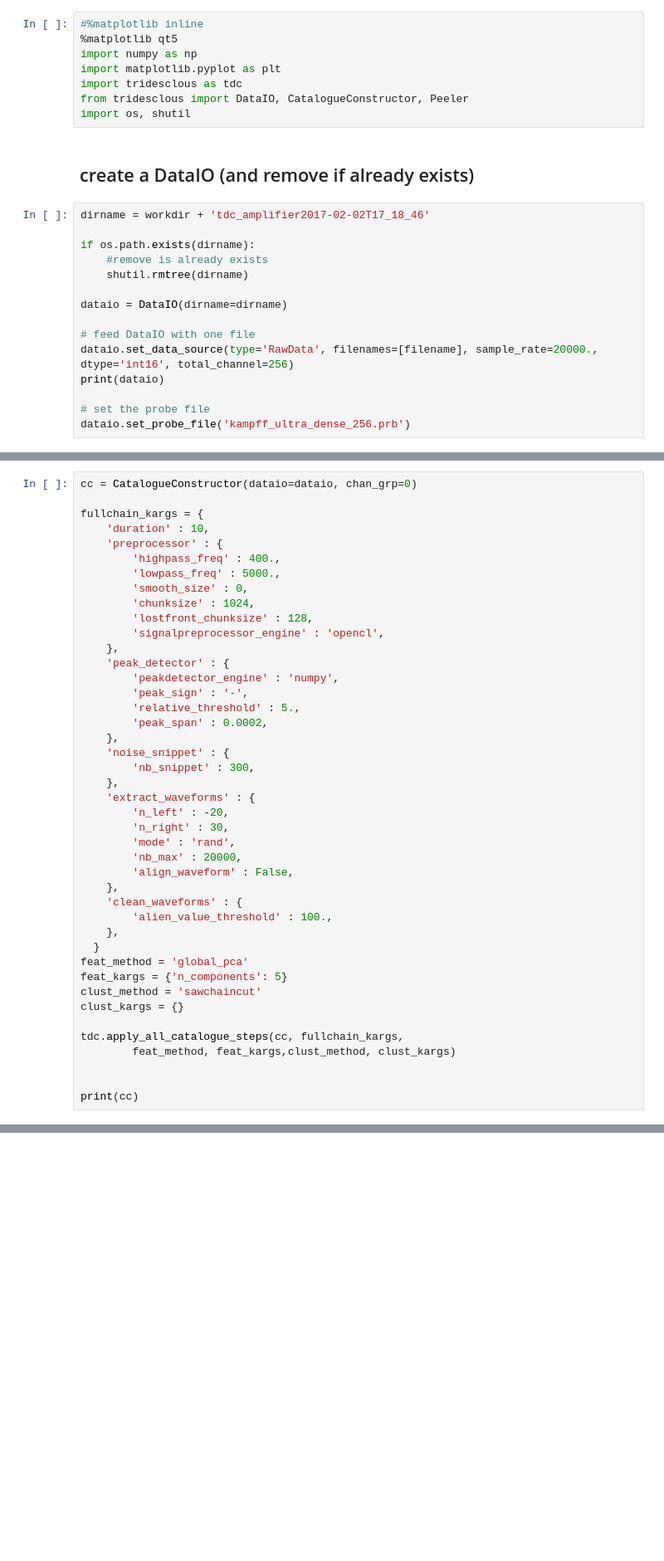
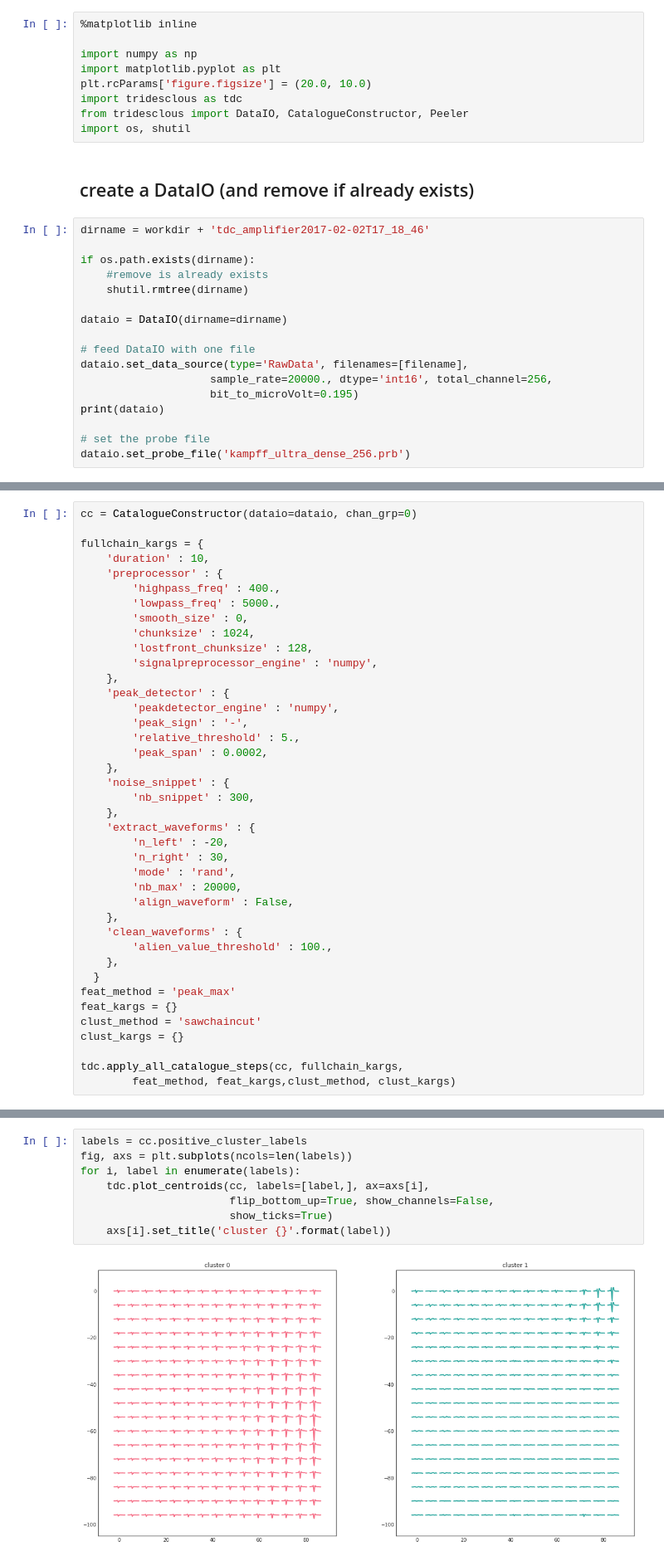
Before and after one commit to tridesclous/tridesclous_examples, a Jupyter notebook: kampfflab_ultra_dense/kampfflab_ultra_dense.ipynb, the cells around one changed output, grey strips where cells are left out. Shown: that part at 83% size. Saved outputs shown, nothing was run; the diff lists cells and outputs as text; blank space fills up the shorter version.

```diff
--- a/kampfflab_ultra_dense/kampfflab_ultra_dense.ipynb
+++ b/kampfflab_ultra_dense/kampfflab_ultra_dense.ipynb
@@ -31,10 +31,11 @@ Create it by copy/paste or download it via github.
 workdir = '/media/samuel/dataspikesorting/DataSpikeSortingHD2/kampff/ultra dense/'
 filename = workdir + 'T2/amplifier2017-02-08T21_38_55.bin'
 # %%
-#%matplotlib inline
-%matplotlib qt5
+%matplotlib inline
+
 import numpy as np
 import matplotlib.pyplot as plt
+plt.rcParams['figure.figsize'] = (20.0, 10.0)
 import tridesclous as tdc
 from tridesclous import DataIO, CatalogueConstructor, Peeler
 import os, shutil
@@ -50,7 +51,9 @@ if os.path.exists(dirname):
 dataio = DataIO(dirname=dirname)
 
 # feed DataIO with one file
-dataio.set_data_source(type='RawData', filenames=[filename], sample_rate=20000., dtype='int16', total_channel=256)
+dataio.set_data_source(type='RawData', filenames=[filename],
+                    sample_rate=20000., dtype='int16', total_channel=256,
+                    bit_to_microVolt=0.195)
 print(dataio)
 
 # set the probe file
@@ -77,7 +82,7 @@ fullchain_kargs = {
         'smooth_size' : 0,
         'chunksize' : 1024,
         'lostfront_chunksize' : 128,
-        'signalpreprocessor_engine' : 'opencl',
+        'signalpreprocessor_engine' : 'numpy',
     },
     'peak_detector' : {
         'peakdetector_engine' : 'numpy',
@@ -99,14 +104,11 @@ fullchain_kargs = {
         'alien_value_threshold' : 100.,
     },
   }
-feat_method = 'global_pca'
-feat_kargs = {'n_components': 5}
+feat_method = 'peak_max'
+feat_kargs = {}
 clust_method = 'sawchaincut'
 clust_kargs = {}
 
 tdc.apply_all_catalogue_steps(cc, fullchain_kargs,
         feat_method, feat_kargs,clust_method, clust_kargs)
-
-
-print(cc)
 # %% [output]
@@ -136,0 +139,10 @@ TypeError: Cannot cast ufunc multiply output from dtype('float64') to dtype('int
+# %%
+labels = cc.positive_cluster_labels
+fig, axs = plt.subplots(ncols=len(labels))
+for i, label in enumerate(labels):
+    tdc.plot_centroids(cc, labels=[label,], ax=axs[i],
+                       flip_bottom_up=True, show_channels=False,
+                       show_ticks=True)
+    axs[i].set_title('cluster {}'.format(label))
+# %% [output]
+[figure, added]
```
Also changed, not shown: parts of 9 cells of this notebook, 1 other file.
